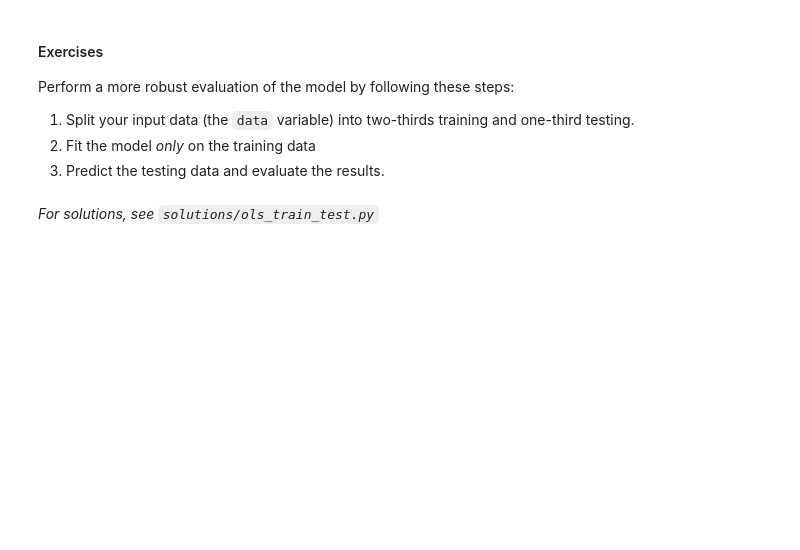
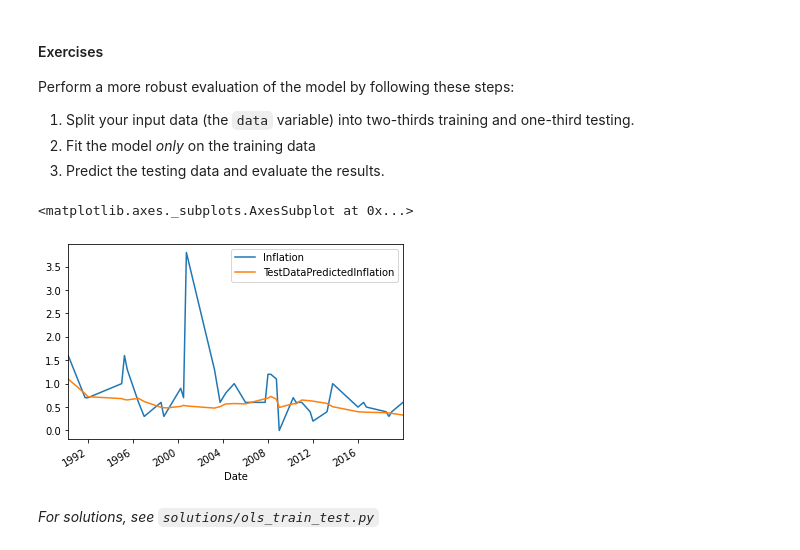
Before and after one commit to PythonCharmers/QuantFinance, a Jupyter notebook: notebooks/Module 1.3.2 - Multivariate OLS.ipynb, the cells around one changed output. Cells and saved outputs as stored; diff of their text form; code cells hidden in the pictures; blank space fills up the shorter version.

```diff
--- a/notebooks/Module 1.3.2 - Multivariate OLS.ipynb
+++ b/notebooks/Module 1.3.2 - Multivariate OLS.ipynb
@@ -493,6 +546,23 @@ Perform a more robust evaluation of the model by following these steps:
 1. Split your input data (the `data` variable) into two-thirds training and one-third testing.
 2. Fit the model *only* on the training data
 3. Predict the testing data and evaluate the results.
+# %%
+from sklearn.model_selection import train_test_split
+
+training_data, testing_data = train_test_split(data, test_size=0.3, random_state=25)
+
+# Fit an OLS model and get a summary
+est_mod = sm.OLS(training_data['Inflation'], training_data[["InterestRate", "AUDUSD"]]).fit()
+
+est_mod.summary()
+
+test_pred = est_mod.predict(testing_data[["InterestRate", "AUDUSD"]])
+test_pred.name = "TestDataPredictedInflation"
+
+pd.concat([testing_data['Inflation'], test_pred], axis=1).plot()
+# %% [output]
+<matplotlib.axes._subplots.AxesSubplot at 0x...>
+[figure, added]
 # %% [markdown]
 *For solutions, see `solutions/ols_train_test.py`*
 # %% [markdown]
```
Also changed, not shown: parts of 14 cells of this notebook.
